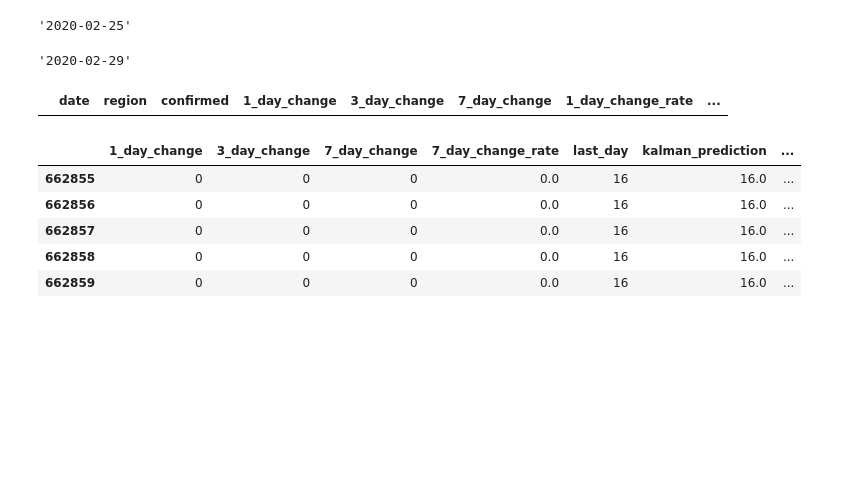
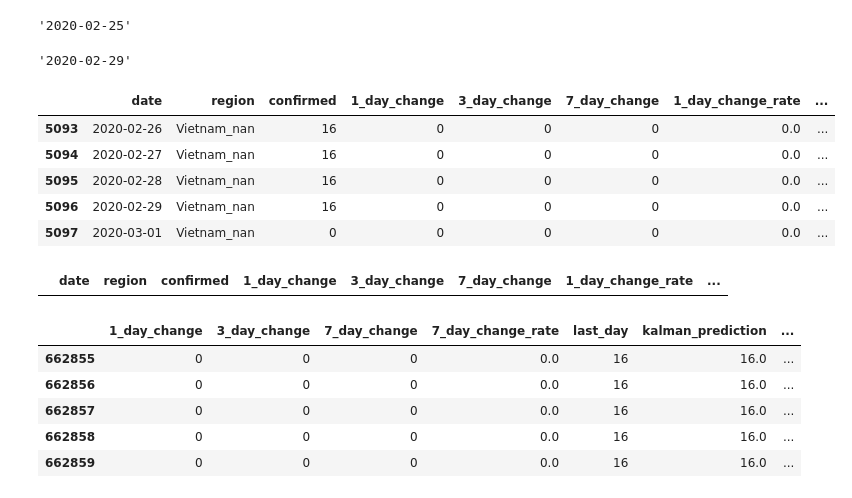
Before and after one commit to Rank23/COVID19, a Jupyter notebook: COVID19_Prediction.ipynb, the cells around one changed output. Drawn from its saved outputs; the diff is of its cells as text; code cells hidden in the pictures; blank space fills up the shorter version.

```diff
--- a/COVID19_Prediction.ipynb
+++ b/COVID19_Prediction.ipynb
@@ -608,6 +607,15 @@ training_d = str(d2.date())
 training_d
 # %% [output]
 '2020-02-29'
+# %%
+train.tail()
+# %% [output]
+|  | date | region | confirmed | 1_day_change | 3_day_change | 7_day_change | 1_day_change_rate | ... |
+| 5093 | 2020-02-26 | Vietnam_nan | 16 | 0 | 0 | 0 | 0.0 | ... |
+| 5094 | 2020-02-27 | Vietnam_nan | 16 | 0 | 0 | 0 | 0.0 | ... |
+| 5095 | 2020-02-28 | Vietnam_nan | 16 | 0 | 0 | 0 | 0.0 | ... |
+| 5096 | 2020-02-29 | Vietnam_nan | 16 | 0 | 0 | 0 | 0.0 | ... |
+| 5097 | 2020-03-01 | Vietnam_nan | 0 | 0 | 0 | 0 | 0.0 | ... |
 # %%
 train=train.fillna(0)
 train_df=train[train['date']<training_d]
```
Also changed, not shown: parts of 22 cells of this notebook.
